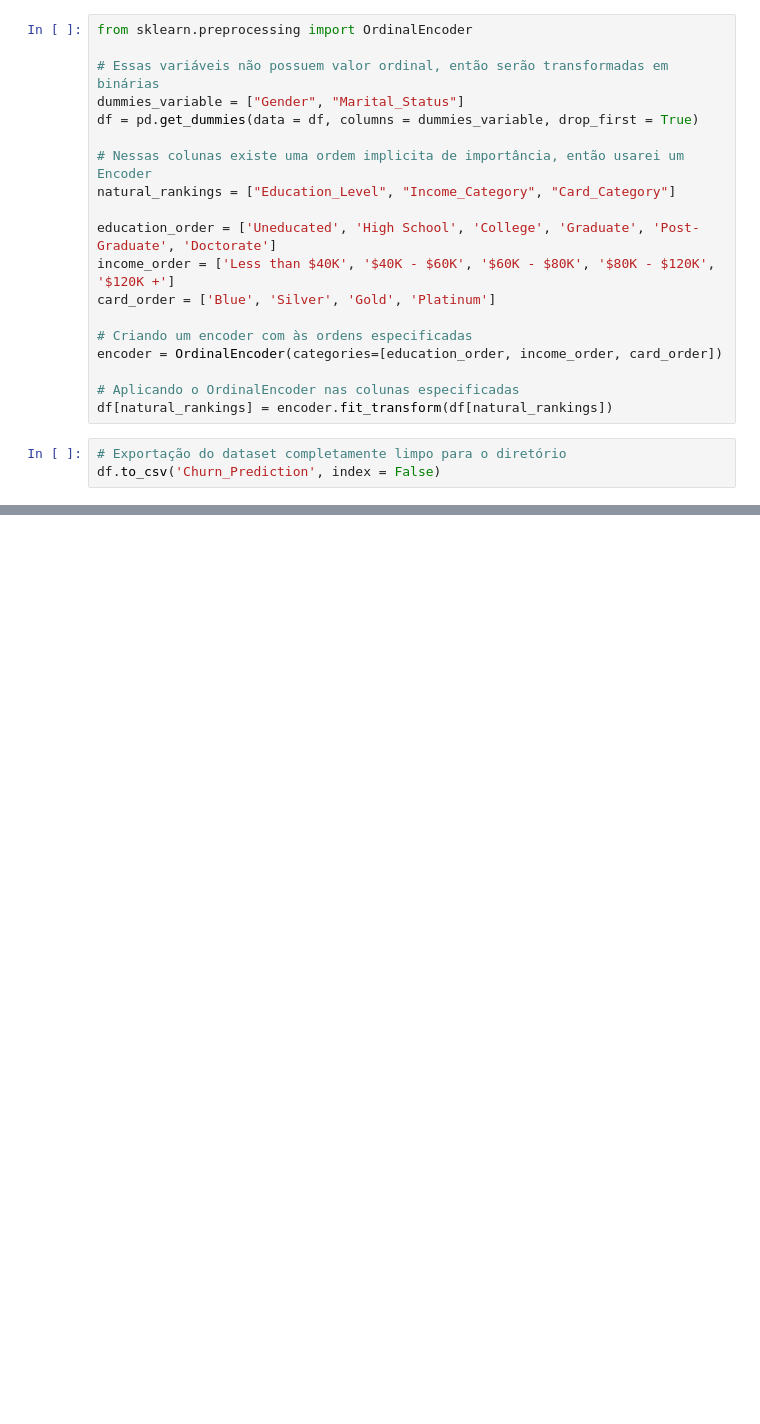
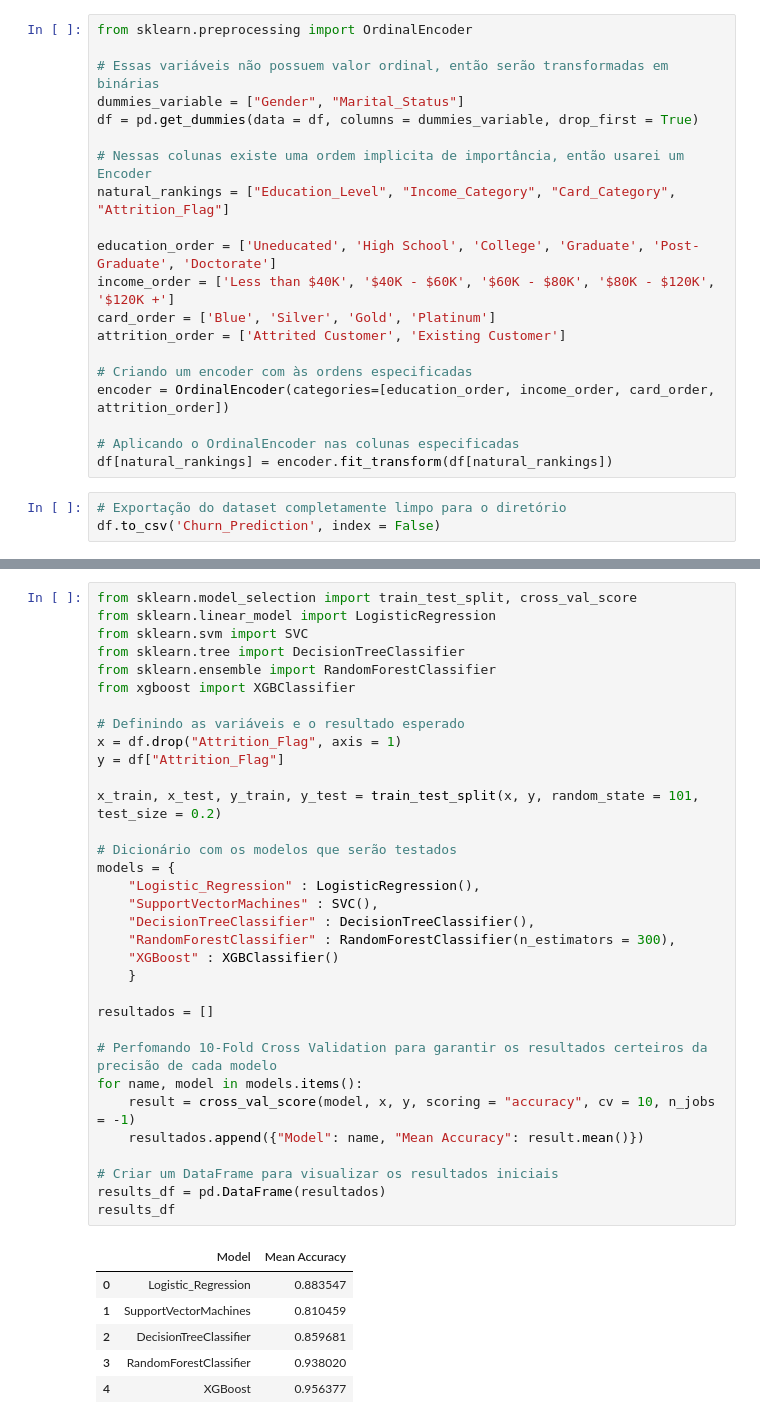
Before and after one commit to Ang3k/Exploracao-Preditiva-de-Dados-para-Churn-de-Clientes-Bancarios-com-Machine-Learning, a Jupyter notebook: Project_Prototype.ipynb, the cells around one changed output, grey strips where cells are left out. Saved outputs shown, nothing was run; the diff lists cells and outputs as text; blank space fills up the shorter version.

Commit message:
realizando a seleção inicial do modelo de machine learning, resultados interessantes até então!!!

```diff
--- a/Project_Prototype.ipynb
+++ b/Project_Prototype.ipynb
@@ -279,14 +283,15 @@ dummies_variable = ["Gender", "Marital_Status"]
 df = pd.get_dummies(data = df, columns = dummies_variable, drop_first = True)
 
 # Nessas colunas existe uma ordem implicita de importância, então usarei um Encoder
-natural_rankings = ["Education_Level", "Income_Category", "Card_Category"]
+natural_rankings = ["Education_Level", "Income_Category", "Card_Category", "Attrition_Flag"]
 
 education_order = ['Uneducated', 'High School', 'College', 'Graduate', 'Post-Graduate', 'Doctorate']
 income_order = ['Less than $40K', '$40K - $60K', '$60K - $80K', '$80K - $120K', '$120K +']
 card_order = ['Blue', 'Silver', 'Gold', 'Platinum']
+attrition_order = ['Attrited Customer', 'Existing Customer']
 
 # Criando um encoder com às ordens especificadas
-encoder = OrdinalEncoder(categories=[education_order, income_order, card_order])
+encoder = OrdinalEncoder(categories=[education_order, income_order, card_order, attrition_order])
 
 # Aplicando o OrdinalEncoder nas colunas especificadas
 df[natural_rankings] = encoder.fit_transform(df[natural_rankings])
@@ -314,0 +304,40 @@ df
+# %%
+from sklearn.model_selection import train_test_split, cross_val_score
+from sklearn.linear_model import LogisticRegression
+from sklearn.svm import SVC
+from sklearn.tree import DecisionTreeClassifier
+from sklearn.ensemble import RandomForestClassifier
+from xgboost import XGBClassifier
+
+# Definindo as variáveis e o resultado esperado
+x = df.drop("Attrition_Flag", axis = 1)
+y = df["Attrition_Flag"]
+
+x_train, x_test, y_train, y_test = train_test_split(x, y, random_state = 101, test_size = 0.2)
+
+# Dicionário com os modelos que serão testados
+models = {
+    "Logistic_Regression" : LogisticRegression(),
+    "SupportVectorMachines" : SVC(),
+    "DecisionTreeClassifier" : DecisionTreeClassifier(),
+    "RandomForestClassifier" : RandomForestClassifier(n_estimators = 300),
+    "XGBoost" : XGBClassifier()
+    }
+
+resultados = []
+
+# Perfomando 10-Fold Cross Validation para garantir os resultados certeiros da precisão de cada modelo
+for name, model in models.items():
+    result = cross_val_score(model, x, y, scoring = "accuracy", cv = 10, n_jobs = -1)
+    resultados.append({"Model": name, "Mean Accuracy": result.mean()})
+
+# Criar um DataFrame para visualizar os resultados iniciais
+results_df = pd.DataFrame(resultados)
+results_df
+# %% [output]
+|  | Model | Mean Accuracy |
+| 0 | Logistic_Regression | 0.883547 |
+| 1 | SupportVectorMachines | 0.810459 |
+| 2 | DecisionTreeClassifier | 0.859681 |
+| 3 | RandomForestClassifier | 0.938020 |
+| 4 | XGBoost | 0.956377 |
```
Also changed, not shown: parts of 6 cells of this notebook, 1 other file.
